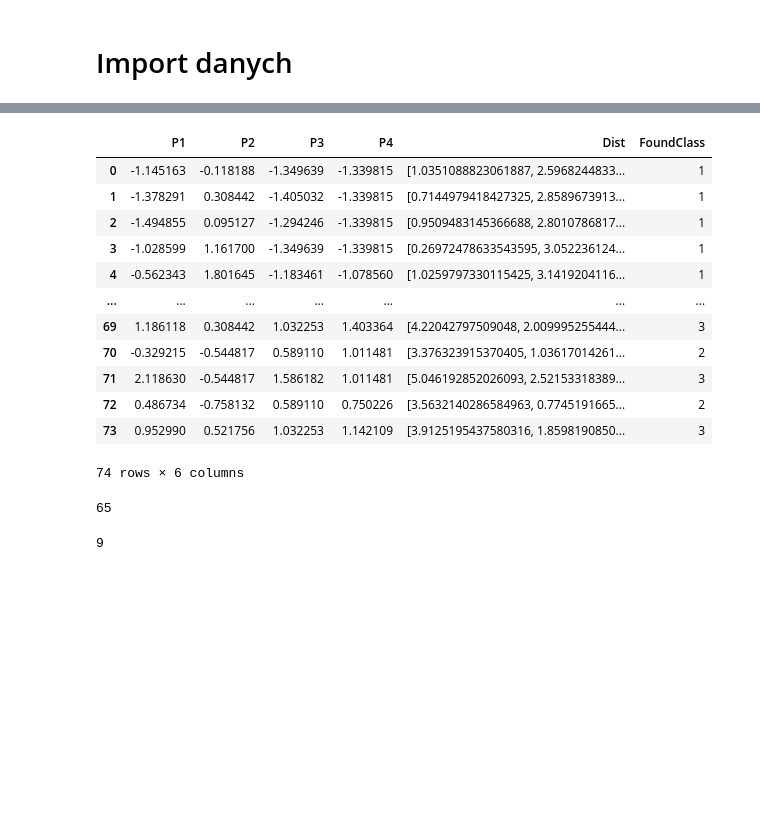
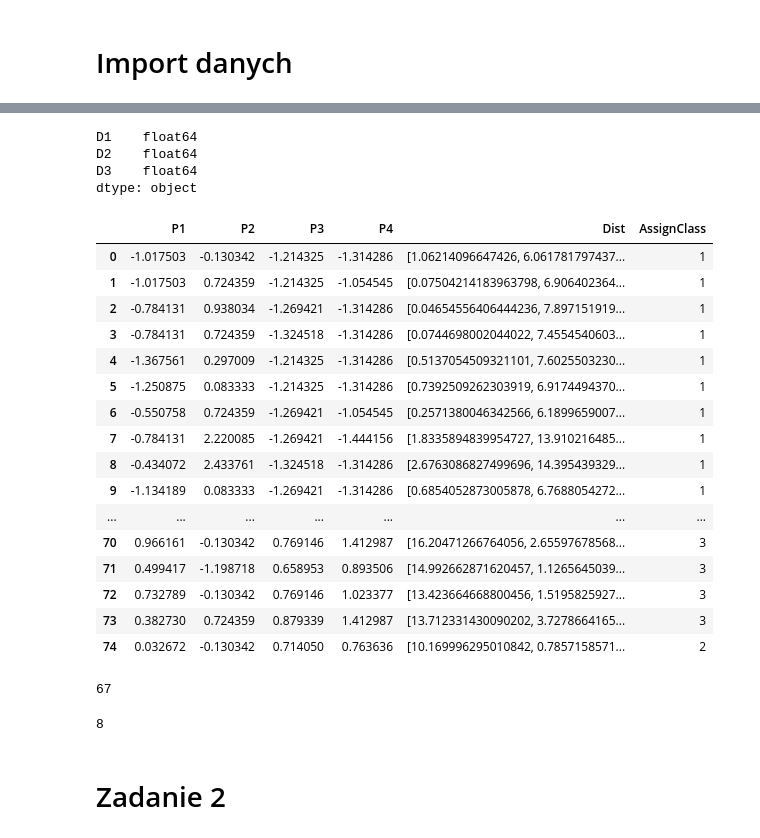
Before and after one commit to PatrykLisik/master-degree, a Jupyter notebook: semestr_2/statystyczne_metody_rozpoznawania_obrazu/notebooks/zad1.ipynb, the cells around one changed output, grey strips where cells are left out. Saved outputs shown, nothing was run; the diff lists cells and outputs as text; code cells hidden in the pictures; blank space fills up the shorter version.

```diff
--- a/semestr_2/statystyczne_metody_rozpoznawania_obrazu/notebooks/zad1.ipynb
+++ b/semestr_2/statystyczne_metody_rozpoznawania_obrazu/notebooks/zad1.ipynb
@@ -5,7 +7,7 @@ import pandas as pd
 # Import danych
 # %%
 def read_data(path:str):
-    data = pd.read_csv(train_file_path, sep="  ", skiprows=1, header=0)
+    data = pd.read_csv(path, sep="  ", skiprows=1, header=None)
 
     column_name = ["Class"]
 
@@ -67,4 +99,4 @@ test_data_no_class = test_data.drop(columns=["Class"])
 # %%
-mv = train_data_no_class.mean()
+mv = train_data_no_class.mean().round(3)
 mv
 # %% [output]
@@ -75,5 +107,5 @@ P4    1.225676
 dtype: float64
 # %%
-sd = train_data_no_class.std()
+sd = train_data_no_class.std().round(3)
 sd
 # %% [output]
@@ -101,5 +137,5 @@ test_data_no_class
 # %%
-gravity_centers_std = (gravity_centers-mv)/sd
+gravity_centers_std = ((gravity_centers-mv)/sd).round(3)
 gravity_centers_std
 # %% [output]
 |  | P1 | P2 | P3 | P4 |
@@ -151,39 +195,50 @@ distances
 # %%
 distances.dtypes
+# %% [output]
+D1    float64
+D2    float64
+D3    float64
+dtype: object
 # %%
 classes = []
 mins = []
 for train_data_value in test_data_std.values:
     dists_to_center = []
     for gravity_center_std in gravity_centers_std.values:
         dists_to_center.append(
-            np.linalg.norm(gravity_center_std-train_data_value) # squre of euclidean dist
+            np.sum((gravity_center_std - train_data_value) ** 2)
         )
     classes.append(np.argmin(dists_to_center)+1) # argmin returns index of min element
     mins.append(dists_to_center)
 
 test_data_std["Dist"] = mins
-test_data_std["FoundClass"] = classes
+test_data_std["AssignClass"] = classes
 test_data_std
 # %% [output]
-|  | P1 | P2 | P3 | P4 | Dist | FoundClass |
-| 0 | -1.145163 | -0.118188 | -1.349639 | -1.339815 | [1.0351088823061887, 2.5968244833... | 1 |
-| 1 | -1.378291 | 0.308442 | -1.405032 | -1.339815 | [0.7144979418427325, 2.8589673913... | 1 |
-| 2 | -1.494855 | 0.095127 | -1.294246 | -1.339815 | [0.9509483145366688, 2.8010786817... | 1 |
-| 3 | -1.028599 | 1.161700 | -1.349639 | -1.339815 | [0.26972478633543595, 3.052236124... | 1 |
-| 4 | -0.562343 | 1.801645 | -1.183461 | -1.078560 | [1.0259797330115425, 3.1419204116... | 1 |
+|  | P1 | P2 | P3 | P4 | Dist | AssignClass |
+| 0 | -1.017503 | -0.130342 | -1.214325 | -1.314286 | [1.06214096647426, 6.061781797437... | 1 |
+| 1 | -1.017503 | 0.724359 | -1.214325 | -1.054545 | [0.07504214183963798, 6.906402364... | 1 |
+| 2 | -0.784131 | 0.938034 | -1.269421 | -1.314286 | [0.04654556406444236, 7.897151919... | 1 |
+| 3 | -0.784131 | 0.724359 | -1.324518 | -1.314286 | [0.0744698002044022, 7.4554540603... | 1 |
+| 4 | -1.367561 | 0.297009 | -1.214325 | -1.314286 | [0.5137054509321101, 7.6025503230... | 1 |
+| 5 | -1.250875 | 0.083333 | -1.214325 | -1.314286 | [0.7392509262303919, 6.9174494370... | 1 |
+| 6 | -0.550758 | 0.724359 | -1.269421 | -1.054545 | [0.2571380046342566, 6.1899659007... | 1 |
+| 7 | -0.784131 | 2.220085 | -1.269421 | -1.444156 | [1.8335894839954727, 13.910216485... | 1 |
+| 8 | -0.434072 | 2.433761 | -1.324518 | -1.314286 | [2.6763086827499696, 14.395439329... | 1 |
+| 9 | -1.134189 | 0.083333 | -1.269421 | -1.314286 | [0.6854052873005878, 6.7688054272... | 1 |
 | ... | ... | ... | ... | ... | ... | ... |
-| 69 | 1.186118 | 0.308442 | 1.032253 | 1.403364 | [4.22042797509048, 2.009995255444... | 3 |
-| 70 | -0.329215 | -0.544817 | 0.589110 | 1.011481 | [3.376323915370405, 1.03617014261... | 2 |
-| 71 | 2.118630 | -0.544817 | 1.586182 | 1.011481 | [5.046192852026093, 2.52153318389... | 3 |
-| 72 | 0.486734 | -0.758132 | 0.589110 | 0.750226 | [3.5632140286584963, 0.7745191665... | 2 |
-| 73 | 0.952990 | 0.521756 | 1.032253 | 1.142109 | [3.9125195437580316, 1.8598190850... | 3 |
+| 70 | 0.966161 | -0.130342 | 0.769146 | 1.412987 | [16.20471266764056, 2.65597678568... | 3 |
+| 71 | 0.499417 | -1.198718 | 0.658953 | 0.893506 | [14.992662871620457, 1.1265645039... | 3 |
+| 72 | 0.732789 | -0.130342 | 0.769146 | 1.023377 | [13.423664668800456, 1.5195825927... | 3 |
+| 73 | 0.382730 | 0.724359 | 0.879339 | 1.412987 | [13.712331430090202, 3.7278664165... | 3 |
+| 74 | 0.032672 | -0.130342 | 0.714050 | 0.763636 | [10.169996295010842, 0.7857158571... | 2 |
-74 rows × 6 columns
 # %%
-np.sum(test_data_std.FoundClass==test_data.Class)
+np.sum(test_data_std.AssignClass==test_data.Class)
 # %% [output]
-65
+67
-# %%
-74-65
-# %% [output]
-9
+# %%
+75-67
+# %% [output]
+8
+# %% [markdown]
+# Zadanie 2
```
Also changed, not shown: parts of 14 cells of this notebook.
